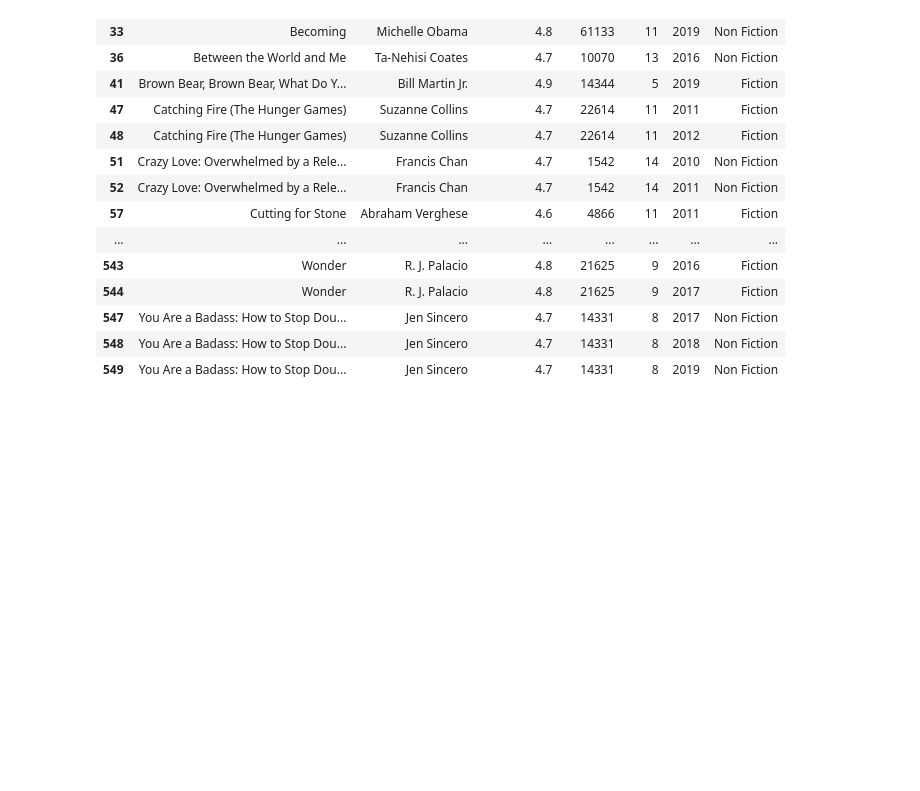
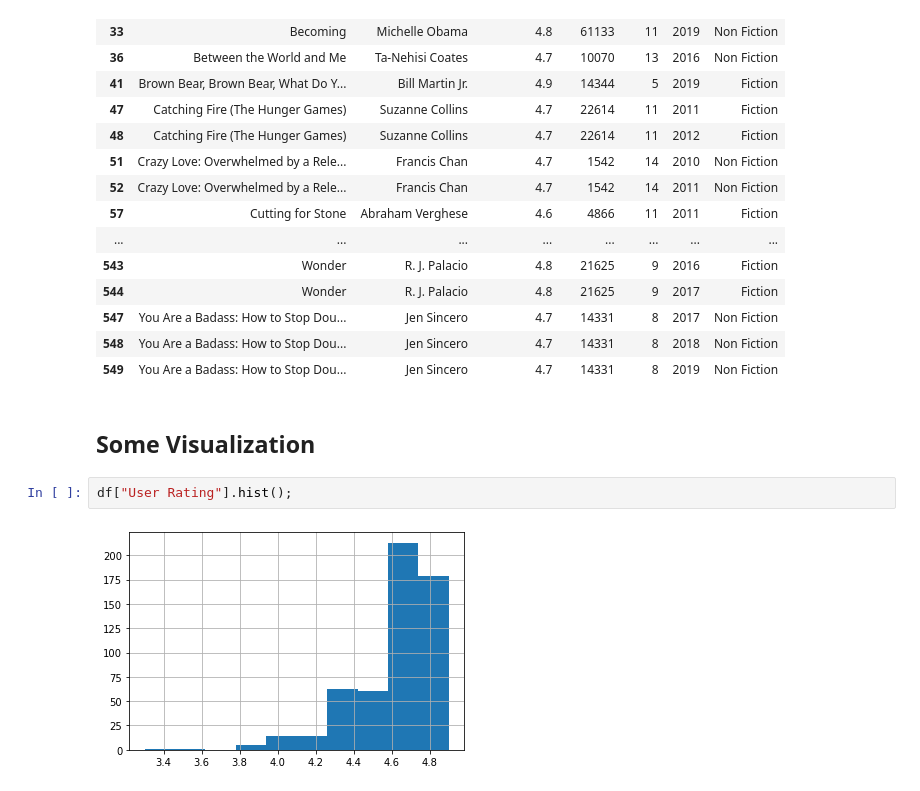
Before and after one commit to Charles2005/Amazon-Bestselling-Books-EDA, a Jupyter notebook: Files/Amazon-Top-Books-EDA.ipynb, the cells around one changed output. Drawn from its saved outputs; the diff is of its cells as text; blank space fills up the shorter version.

Commit message:
Added some visualization

```diff
--- a/Files/Amazon-Top-Books-EDA.ipynb
+++ b/Files/Amazon-Top-Books-EDA.ipynb
@@ -185,3 +190,9 @@ df_duplicated
 | 547 | You Are a Badass: How to Stop Dou... | Jen Sincero | 4.7 | 14331 | 8 | 2017 | Non Fiction |
 | 548 | You Are a Badass: How to Stop Dou... | Jen Sincero | 4.7 | 14331 | 8 | 2018 | Non Fiction |
 | 549 | You Are a Badass: How to Stop Dou... | Jen Sincero | 4.7 | 14331 | 8 | 2019 | Non Fiction |
+# %% [markdown]
+## Some Visualization
+# %%
+df["User Rating"].hist();
+# %% [output]
+[figure, added]
```
Also changed, not shown: parts of 5 cells of this notebook.
